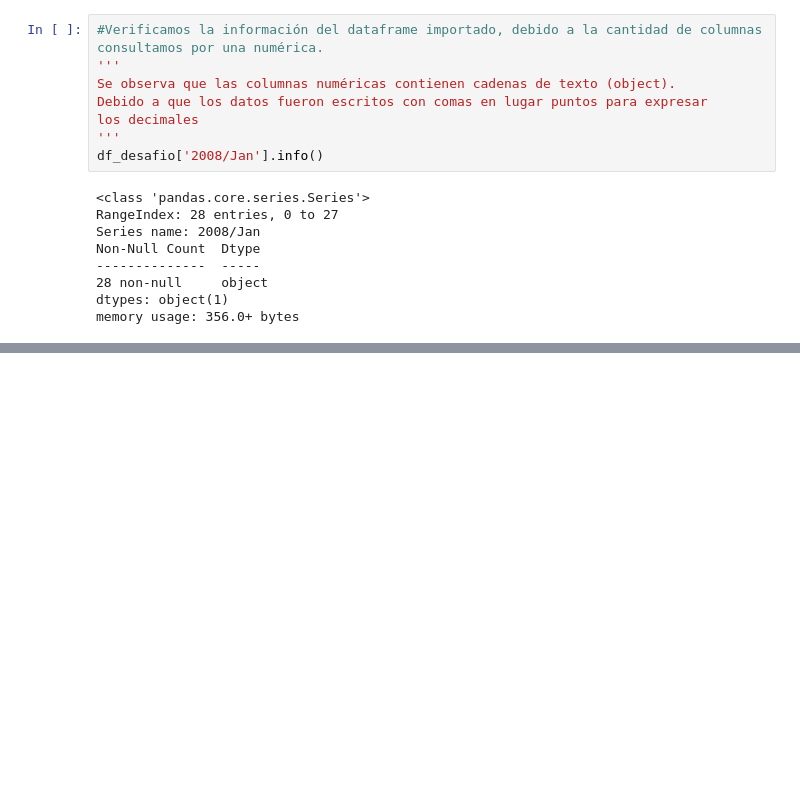
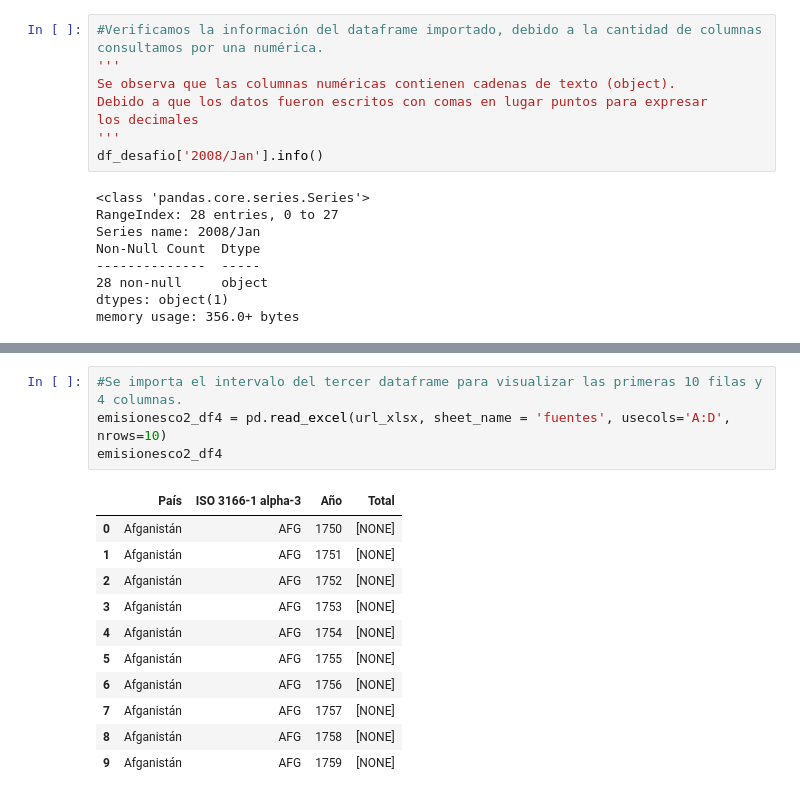
Before and after one commit to JLuceroVasquez/pandas-es-formatos-de-archivo, a Jupyter notebook: cuaderno_clases.ipynb, the cells around one changed output, grey strips where cells are left out. Saved outputs shown, nothing was run; the diff lists cells and outputs as text; blank space fills up the shorter version.

```diff
--- a/cuaderno_clases.ipynb
+++ b/cuaderno_clases.ipynb
@@ -146,0 +201,16 @@ memory usage: 356.0+ bytes
+# %%
+#Se importa el intervalo del tercer dataframe para visualizar las primeras 10 filas y 4 columnas.
+emisionesco2_df4 = pd.read_excel(url_xlsx, sheet_name = 'fuentes', usecols='A:D', nrows=10)
+emisionesco2_df4
+# %% [output]
+|  | País | ISO 3166-1 alpha-3 | Año | Total |
+| 0 | Afganistán | AFG | 1750 | [NONE] |
+| 1 | Afganistán | AFG | 1751 | [NONE] |
+| 2 | Afganistán | AFG | 1752 | [NONE] |
+| 3 | Afganistán | AFG | 1753 | [NONE] |
+| 4 | Afganistán | AFG | 1754 | [NONE] |
+| 5 | Afganistán | AFG | 1755 | [NONE] |
+| 6 | Afganistán | AFG | 1756 | [NONE] |
+| 7 | Afganistán | AFG | 1757 | [NONE] |
+| 8 | Afganistán | AFG | 1758 | [NONE] |
+| 9 | Afganistán | AFG | 1759 | [NONE] |
```
Also changed, not shown: parts of 9 cells of this notebook.
